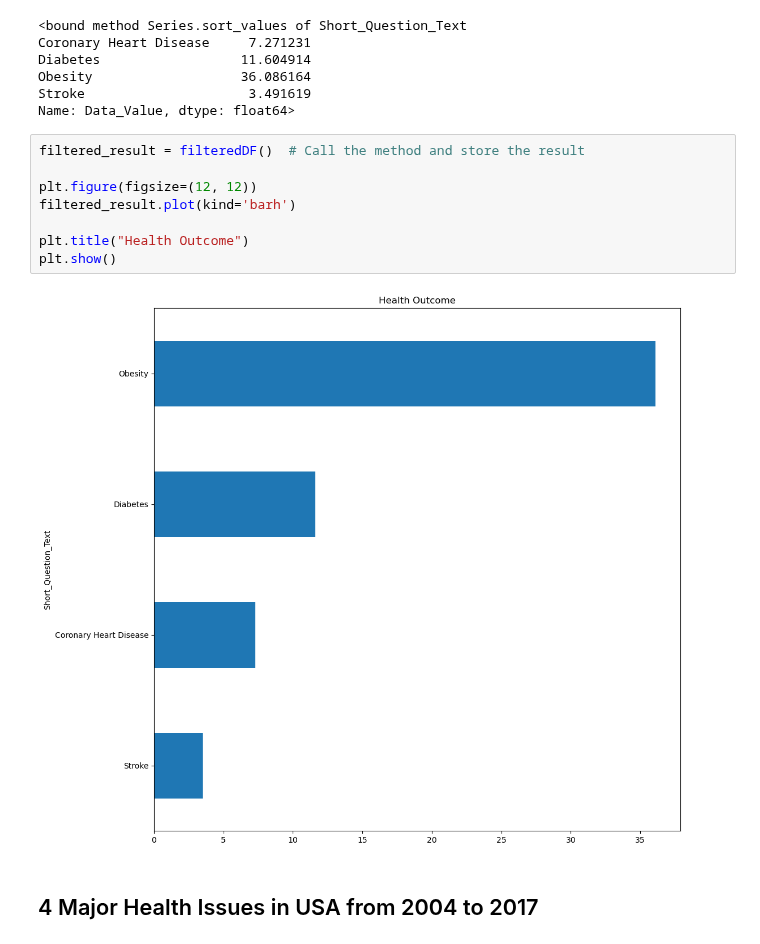
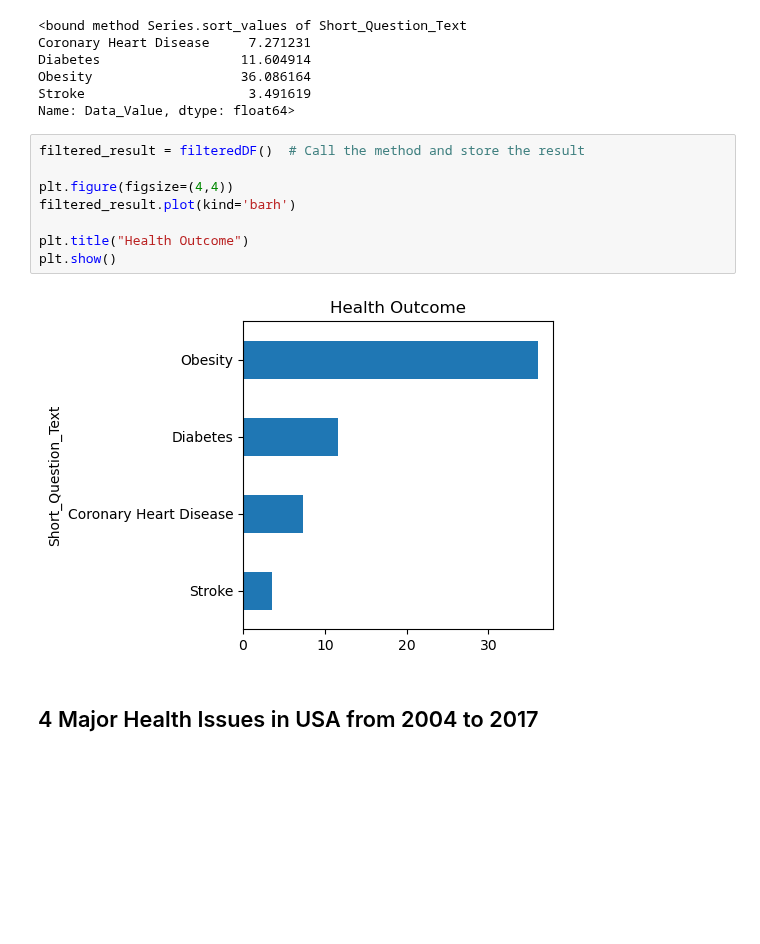
Before and after one commit to HardoModo/Dev10-Capstone, a Jupyter notebook: Jin/Health issues.ipynb, the cells around one changed output. Cells and saved outputs as stored; diff of their text form; blank space fills up the shorter version.

```diff
--- a/Jin/Health issues.ipynb
+++ b/Jin/Health issues.ipynb
@@ -166,13 +179,13 @@ Name: Data_Value, dtype: float64>
 # %%
 filtered_result = filteredDF()  # Call the method and store the result
 
-plt.figure(figsize=(12, 12))
+plt.figure(figsize=(4,4))
 filtered_result.plot(kind='barh')
 
 plt.title("Health Outcome")
 plt.show()
 # %% [output]
-[figure, old version]
+[figure, new version]
 # %% [markdown]
 ## 4 Major Health Issues in USA from 2004 to 2017
 # %%
```
Also changed, not shown: parts of 10 cells of this notebook.
